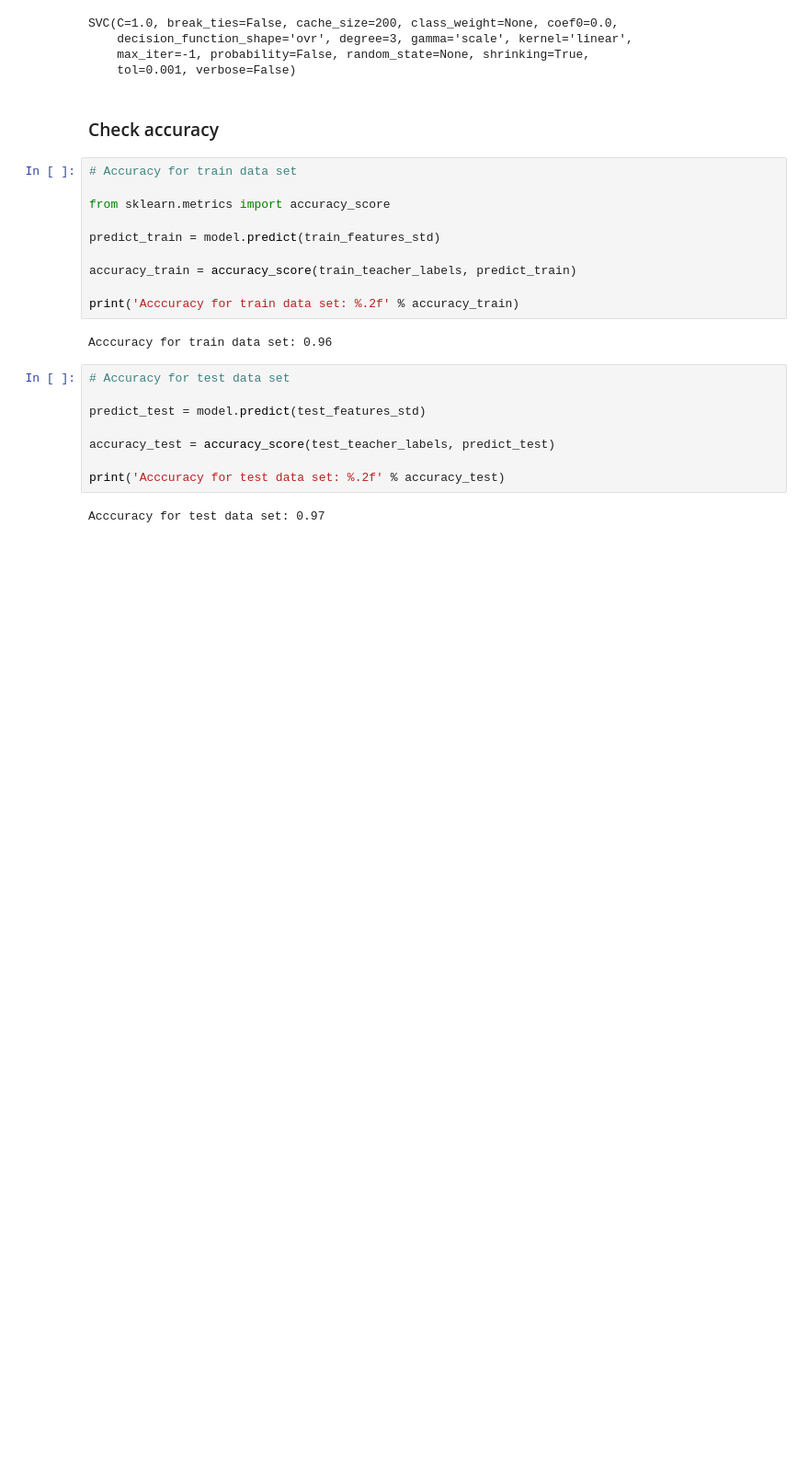
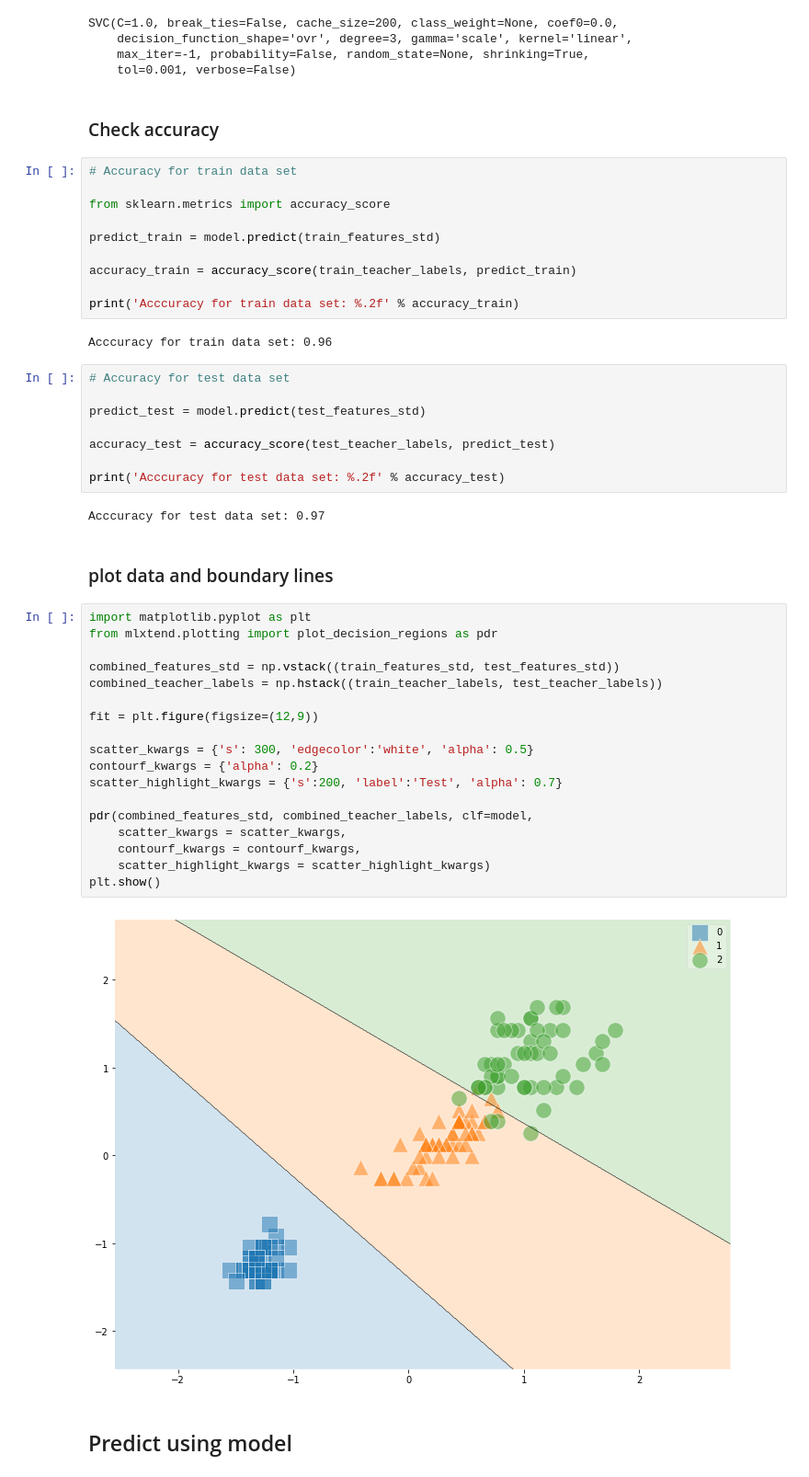
Before and after one commit to nobobobo/ml-handson, a Jupyter notebook: categorize_iris.ipynb, the cells around one changed output. Shown at 92% size. Drawn from its saved outputs; the diff is of its cells as text; blank space fills up the shorter version.

```diff
--- a/categorize_iris.ipynb
+++ b/categorize_iris.ipynb
@@ -282,3 +282,27 @@ accuracy_test = accuracy_score(test_teacher_labels, predict_test)
 print('Acccuracy for test data set: %.2f' % accuracy_test)
 # %% [output]
 Acccuracy for test data set: 0.97
+# %% [markdown]
+### plot data and boundary lines
+# %%
+import matplotlib.pyplot as plt
+from mlxtend.plotting import plot_decision_regions as pdr
+
+combined_features_std = np.vstack((train_features_std, test_features_std))
+combined_teacher_labels = np.hstack((train_teacher_labels, test_teacher_labels))
+
+fit = plt.figure(figsize=(12,9))
+
+scatter_kwargs = {'s': 300, 'edgecolor':'white', 'alpha': 0.5}
+contourf_kwargs = {'alpha': 0.2}
+scatter_highlight_kwargs = {'s':200, 'label':'Test', 'alpha': 0.7}
+
+pdr(combined_features_std, combined_teacher_labels, clf=model,
+    scatter_kwargs = scatter_kwargs,
+    contourf_kwargs = contourf_kwargs,
+    scatter_highlight_kwargs = scatter_highlight_kwargs)
+plt.show()
+# %% [output]
+[figure, added]
+# %% [markdown]
+## Predict using model
```
Also changed, not shown: parts of 3 cells of this notebook.
